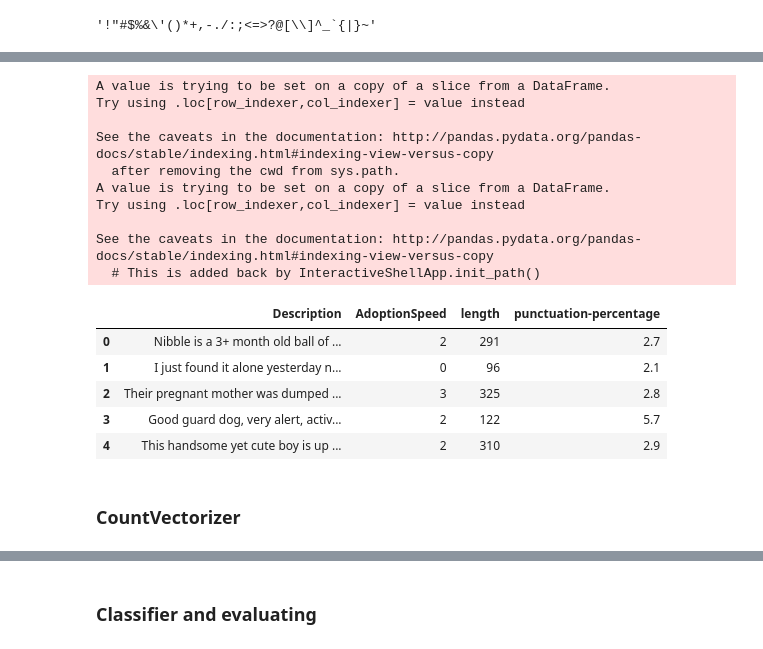
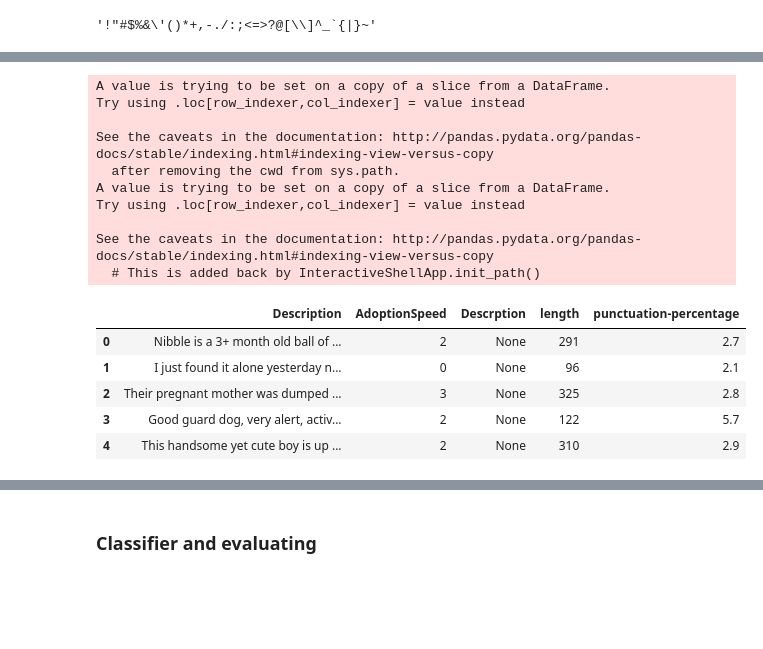
Before and after one commit to juew72/pet-adoptionspeed, a Jupyter notebook: NLP.ipynb, the cells around one changed output, grey strips where cells are left out. Cells and saved outputs as stored; diff of their text form; code cells hidden in the pictures; blank space fills up the shorter version.

```diff
--- a/NLP.ipynb
+++ b/NLP.ipynb
@@ -46,11 +46,9 @@ df = pd.read_csv('Data/cleaned-data.csv')
 train = pd.read_csv('Data/cleaned-train.csv')
 test = pd.read_csv('Data/cleaned-test.csv')
 # %%
-# fill out all NaN values under Description column with 'For Adoption'
-
-train['Descrption'] = train['Description'].fillna('For Adoption', inplace = True)
-#train_null = np.array(train[train['Description'].isnull() == True].index)
-#train = train.drop(train_null)
+# fill out all NaN values under Description column with '-'
+train = train[['Description','AdoptionSpeed']]
+train['Descrption'] = train['Description'].fillna('-', inplace = True)
 # %% [markdown]
 ## Word Clouds
 # %%
@@ -249,7 +217,7 @@ string.punctuation
 # %% [output]
 '!"#$%&\'()*+,-./:;<=>?@[\\]^_`{|}~'
 # %%
-# Select the first 1000 rows to do this, since there are 14993 rows, which needs plenty of time to run
-train1000 = train[:1000]
-train1000.tail()
+# Select the first 7000 rows to do this, since there are 14993 rows, which needs plenty of time to run
+train7000 = train[:7000]
+train7000.tail()
 # %% [output]
@@ -331,34 +270,34 @@ Xdf_tfidf.head(10)
 # %%
 # Build Machine Learning Classifiers with Random Forest model and GridSearchCV
 # Need to calculate the length and punctuation percentage of each description
 # 1st: calculate length of message without counting space in
-train1000['length'] = train1000['Description'].apply(lambda length: len(length) - length.count(" "))
+train7000['length'] = train7000['Description'].apply(lambda length: len(length) - length.count(" "))
 
 #2nd: function of puncutuation number to apply on every description
 def punct_percentage(description):
     count = sum([1 for symbol in description if symbol in string.punctuation]) # string.punctuation defined above
     return 100 * round(count/(len(description) - description.count(" ")), 3)
 
-train1000['punctuation-percentage'] = train1000['Description'].apply(lambda des: punct_percentage(des))
+train7000['punctuation-percentage'] = train7000['Description'].apply(lambda des: punct_percentage(des))
 
-train1000.head()
+train7000.head()
 # %% [output]
 A value is trying to be set on a copy of a slice from a DataFrame.
 Try using .loc[row_indexer,col_indexer] = value instead
 
 See the caveats in the documentation: http://pandas.pydata.org/pandas-docs/stable/indexing.html#indexing-view-versus-copy
   after removing the cwd from sys.path.
 A value is trying to be set on a copy of a slice from a DataFrame.
 Try using .loc[row_indexer,col_indexer] = value instead
 
 See the caveats in the documentation: http://pandas.pydata.org/pandas-docs/stable/indexing.html#indexing-view-versus-copy
   # This is added back by InteractiveShellApp.init_path()
-|  | Description | AdoptionSpeed | length | punctuation-percentage |
-| 0 | Nibble is a 3+ month old ball of ... | 2 | 291 | 2.7 |
-| 1 | I just found it alone yesterday n... | 0 | 96 | 2.1 |
-| 2 | Their pregnant mother was dumped ... | 3 | 325 | 2.8 |
-| 3 | Good guard dog, very alert, activ... | 2 | 122 | 5.7 |
-| 4 | This handsome yet cute boy is up ... | 2 | 310 | 2.9 |
+|  | Description | AdoptionSpeed | Descrption | length | punctuation-percentage |
+| 0 | Nibble is a 3+ month old ball of ... | 2 | None | 291 | 2.7 |
+| 1 | I just found it alone yesterday n... | 0 | None | 96 | 2.1 |
+| 2 | Their pregnant mother was dumped ... | 3 | None | 325 | 2.8 |
+| 3 | Good guard dog, very alert, activ... | 2 | None | 122 | 5.7 |
+| 4 | This handsome yet cute boy is up ... | 2 | None | 310 | 2.9 |
 # %%
 # Exploring parameters using GridSearchCV
 # TF-IDF
@@ -370,6 +313,4 @@ X_cv_clf = pd.concat([train1000['length'], train1000['punctuation-percentage'],
                                    pd.DataFrame(X_cv.toarray())], axis=1)
-# %% [markdown]
-### CountVectorizer
 # %%
 # For CountVectorizer
 rf = RandomForestClassifier()
```
Also changed, not shown: parts of 30 cells of this notebook, 3 other files.
